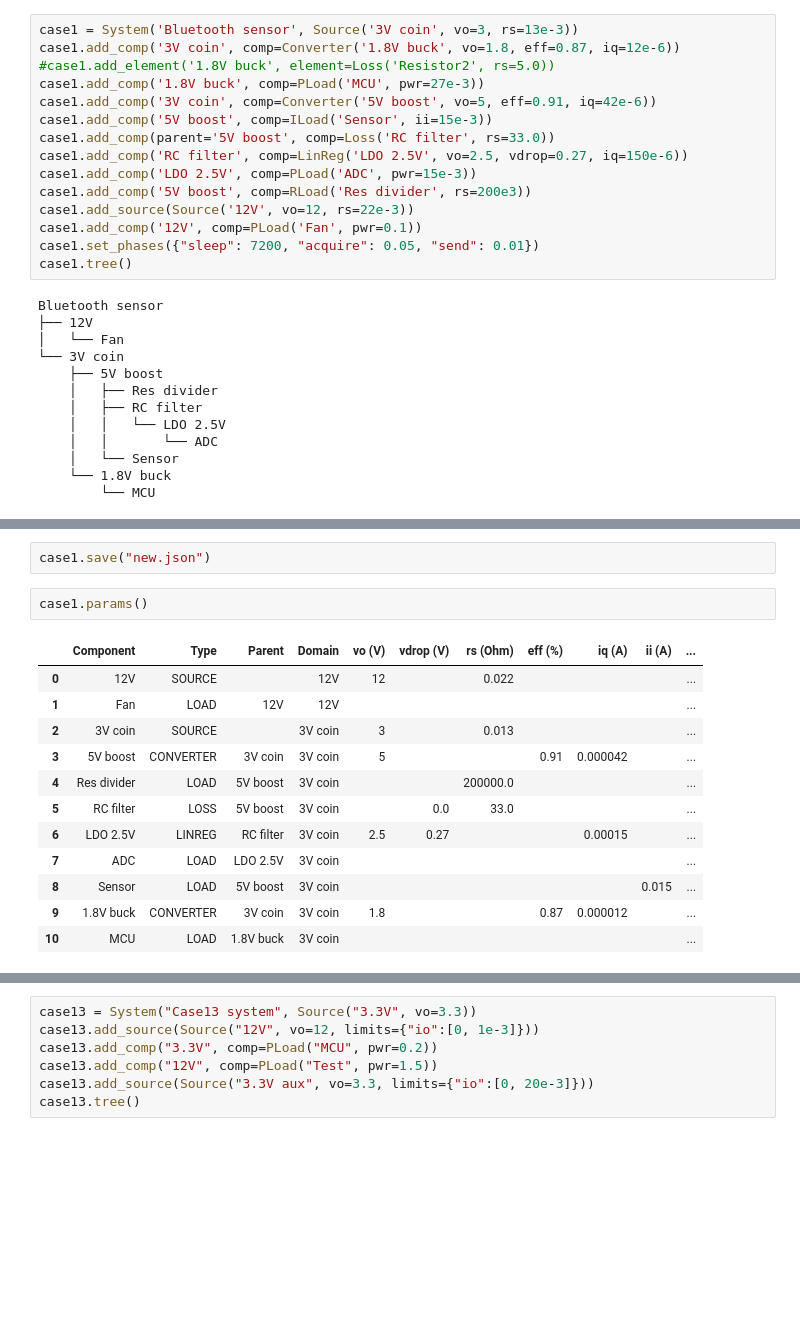
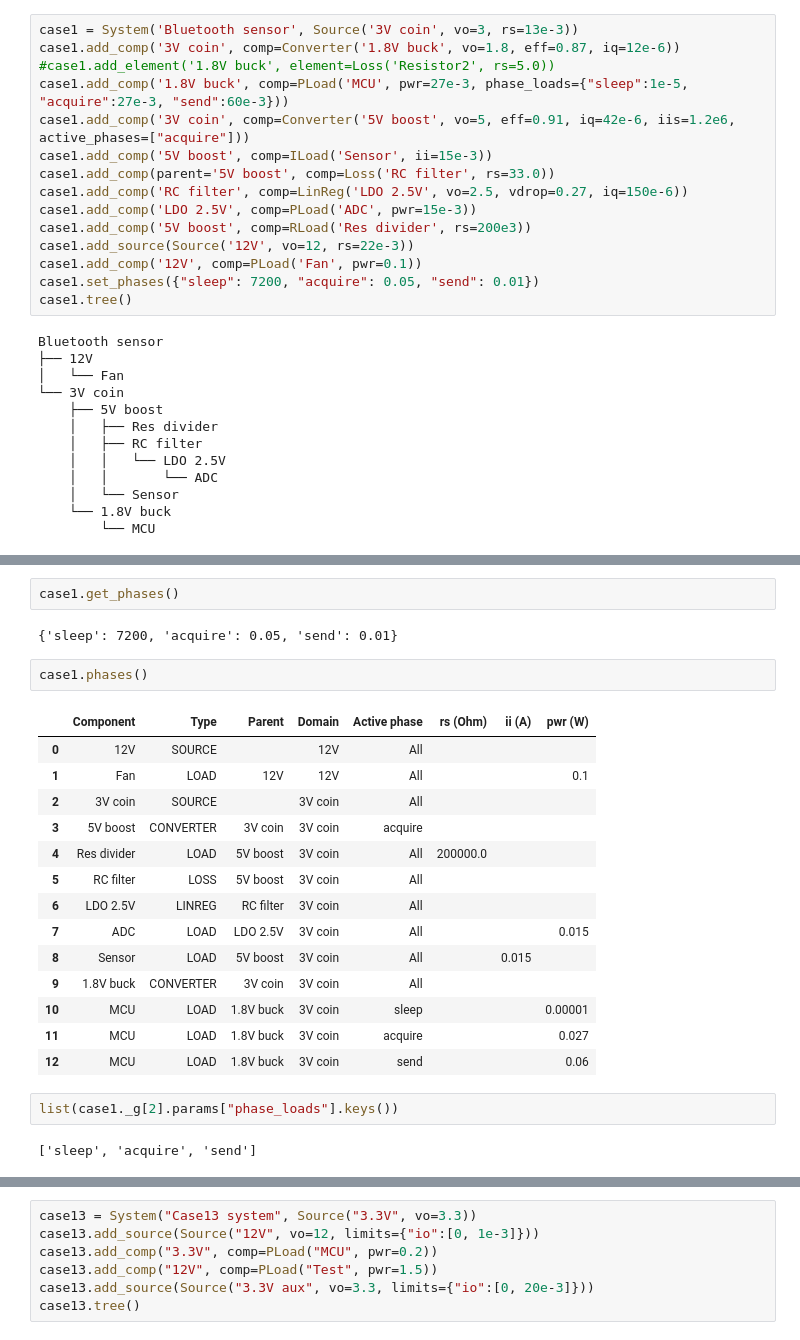
Before and after one commit to geddy11/tmp_sl, a Jupyter notebook: work/sysLoss.ipynb, the cells around one changed output, grey strips where cells are left out. Cells and saved outputs as stored; diff of their text form; blank space fills up the shorter version.

Commit message:
Load phases

```diff
--- a/work/sysLoss.ipynb
+++ b/work/sysLoss.ipynb
@@ -623,8 +715,8 @@ class System:
 case1 = System('Bluetooth sensor', Source('3V coin', vo=3, rs=13e-3))
 case1.add_comp('3V coin', comp=Converter('1.8V buck', vo=1.8, eff=0.87, iq=12e-6))
 #case1.add_element('1.8V buck', element=Loss('Resistor2', rs=5.0))
-case1.add_comp('1.8V buck', comp=PLoad('MCU', pwr=27e-3))
-case1.add_comp('3V coin', comp=Converter('5V boost', vo=5, eff=0.91, iq=42e-6))
+case1.add_comp('1.8V buck', comp=PLoad('MCU', pwr=27e-3, phase_loads={"sleep":1e-5, "acquire":27e-3, "send":60e-3}))
+case1.add_comp('3V coin', comp=Converter('5V boost', vo=5, eff=0.91, iq=42e-6, iis=1.2e6, active_phases=["acquire"]))
 case1.add_comp('5V boost', comp=ILoad('Sensor', ii=15e-3))
 case1.add_comp(parent='5V boost', comp=Loss('RC filter', rs=33.0))
 case1.add_comp('RC filter', comp=LinReg('LDO 2.5V', vo=2.5, vdrop=0.27, iq=150e-6))
@@ -668,20 +760,28 @@ Tolerances met after 8 iterations
 | 11 | Subsystem 12V |  |  |  | 12.0 |  |  |  | 0.1 | 0.000002 | ... |
 | 12 | Subsystem 3V coin |  |  |  | 3.0 |  |  |  | 0.147543 | 0.030449 | ... |
 | 13 | System total |  |  |  |  |  |  |  | 0.247543 | 0.030451 | ... |
-# %%
-case1.save("new.json")
-# %%
-case1.params()
-# %% [output]
-|  | Component | Type | Parent | Domain | vo (V) | vdrop (V) | rs (Ohm) | eff (%) | iq (A) | ii (A) | ... |
-| 0 | 12V | SOURCE |  | 12V | 12 |  | 0.022 |  |  |  | ... |
-| 1 | Fan | LOAD | 12V | 12V |  |  |  |  |  |  | ... |
-| 2 | 3V coin | SOURCE |  | 3V coin | 3 |  | 0.013 |  |  |  | ... |
-| 3 | 5V boost | CONVERTER | 3V coin | 3V coin | 5 |  |  | 0.91 | 0.000042 |  | ... |
-| 4 | Res divider | LOAD | 5V boost | 3V coin |  |  | 200000.0 |  |  |  | ... |
-| 5 | RC filter | LOSS | 5V boost | 3V coin |  | 0.0 | 33.0 |  |  |  | ... |
-| 6 | LDO 2.5V | LINREG | RC filter | 3V coin | 2.5 | 0.27 |  |  | 0.00015 |  | ... |
-| 7 | ADC | LOAD | LDO 2.5V | 3V coin |  |  |  |  |  |  | ... |
-| 8 | Sensor | LOAD | 5V boost | 3V coin |  |  |  |  |  | 0.015 | ... |
-| 9 | 1.8V buck | CONVERTER | 3V coin | 3V coin | 1.8 |  |  | 0.87 | 0.000012 |  | ... |
-| 10 | MCU | LOAD | 1.8V buck | 3V coin |  |  |  |  |  |  | ... |
+# %%
+case1.get_phases()
+# %% [output]
+{'sleep': 7200, 'acquire': 0.05, 'send': 0.01}
+# %%
+case1.phases()
+# %% [output]
+|  | Component | Type | Parent | Domain | Active phase | rs (Ohm) | ii (A) | pwr (W) |
+| 0 | 12V | SOURCE |  | 12V | All |  |  |  |
+| 1 | Fan | LOAD | 12V | 12V | All |  |  | 0.1 |
+| 2 | 3V coin | SOURCE |  | 3V coin | All |  |  |  |
+| 3 | 5V boost | CONVERTER | 3V coin | 3V coin | acquire |  |  |  |
+| 4 | Res divider | LOAD | 5V boost | 3V coin | All | 200000.0 |  |  |
+| 5 | RC filter | LOSS | 5V boost | 3V coin | All |  |  |  |
+| 6 | LDO 2.5V | LINREG | RC filter | 3V coin | All |  |  |  |
+| 7 | ADC | LOAD | LDO 2.5V | 3V coin | All |  |  | 0.015 |
+| 8 | Sensor | LOAD | 5V boost | 3V coin | All |  | 0.015 |  |
+| 9 | 1.8V buck | CONVERTER | 3V coin | 3V coin | All |  |  |  |
+| 10 | MCU | LOAD | 1.8V buck | 3V coin | sleep |  |  | 0.00001 |
+| 11 | MCU | LOAD | 1.8V buck | 3V coin | acquire |  |  | 0.027 |
+| 12 | MCU | LOAD | 1.8V buck | 3V coin | send |  |  | 0.06 |
+# %%
+list(case1._g[2].params["phase_loads"].keys())
+# %% [output]
+['sleep', 'acquire', 'send']
```
Also changed, not shown: parts of 11 cells of this notebook, 3 other files.
